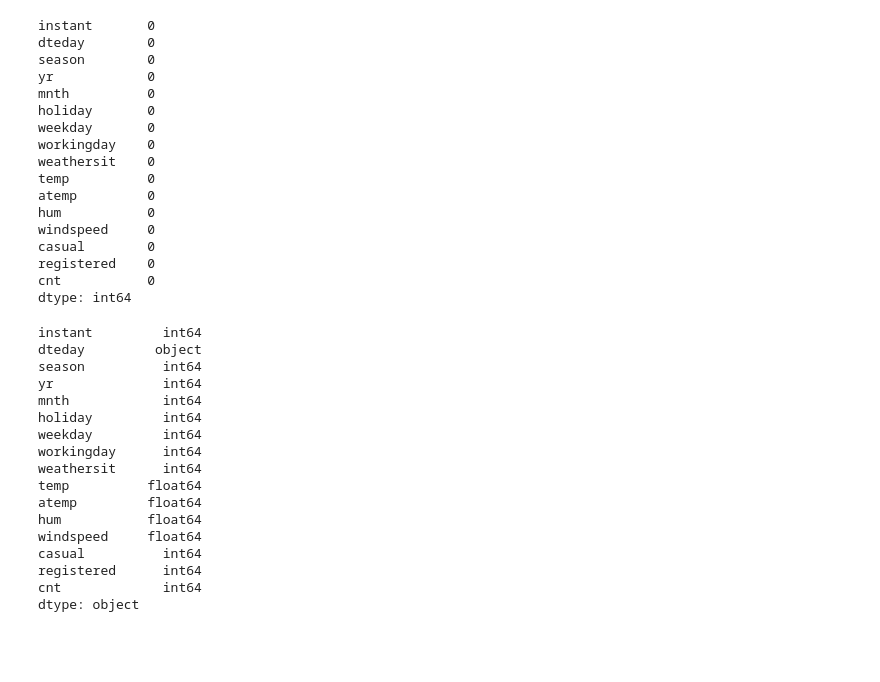
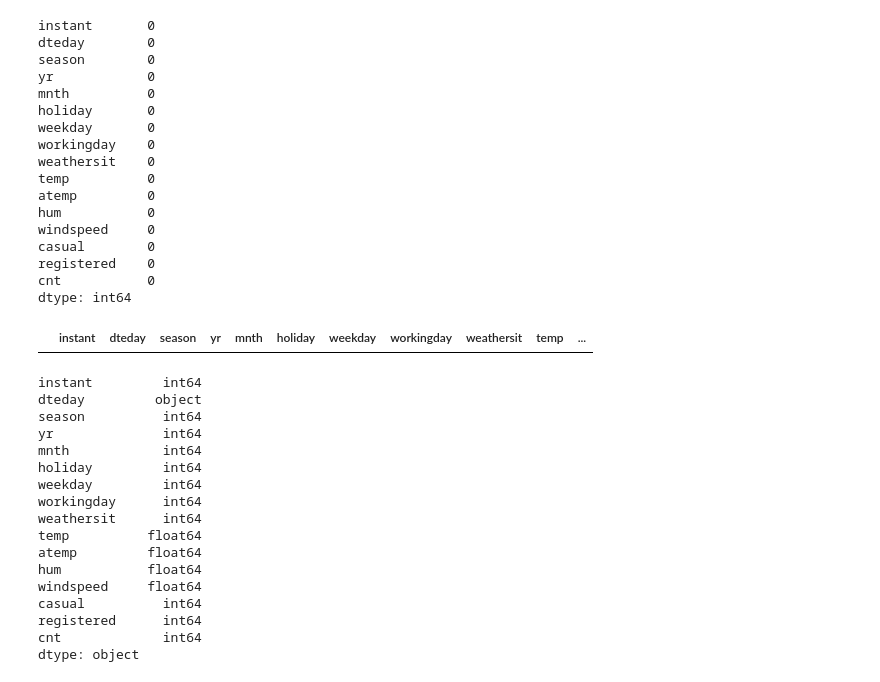
Before and after one commit to narendhar007/bikesharing_lr, a Jupyter notebook: Narendhar_Tangella.ipynb, the cells around one changed output. Saved outputs shown, nothing was run; the diff lists cells and outputs as text; code cells hidden in the pictures; blank space fills up the shorter version.

```diff
--- a/Narendhar_Tangella.ipynb
+++ b/Narendhar_Tangella.ipynb
@@ -98,6 +98,12 @@ casual        0
 registered    0
 cnt           0
 dtype: int64
+# %%
+#Check  if there are any duplicate values
+
+data[data.duplicated()]
+# %% [output]
+|  | instant | dteday | season | yr | mnth | holiday | weekday | workingday | weathersit | temp | ... |
 # %%
 #Check the Data Types
 
```
Also changed, not shown: parts of 32 cells of this notebook.
